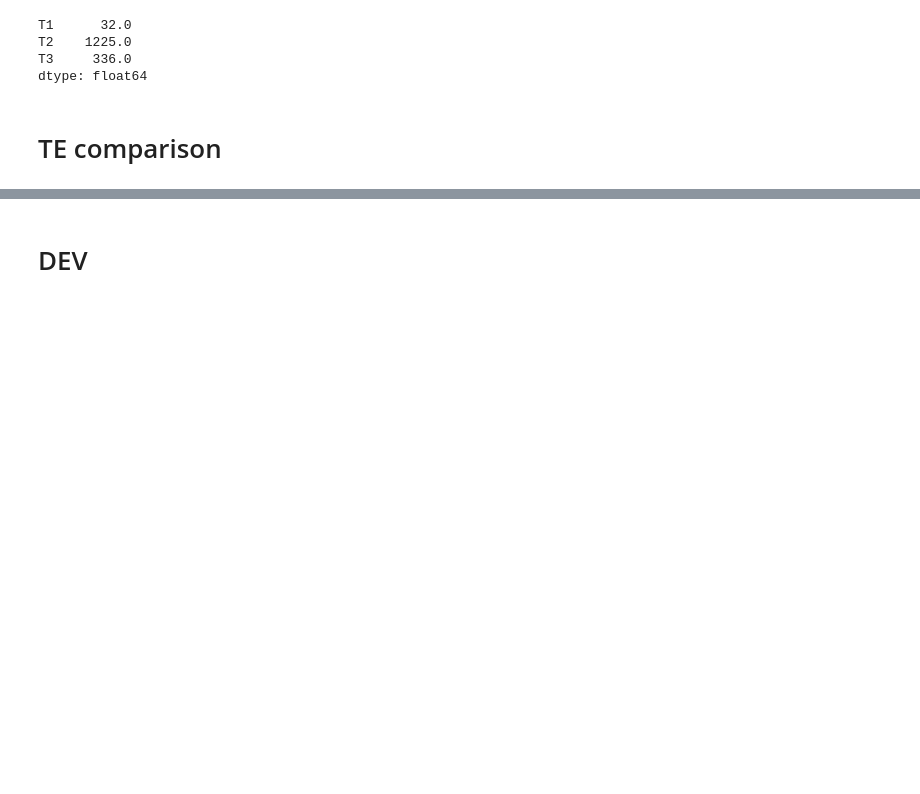
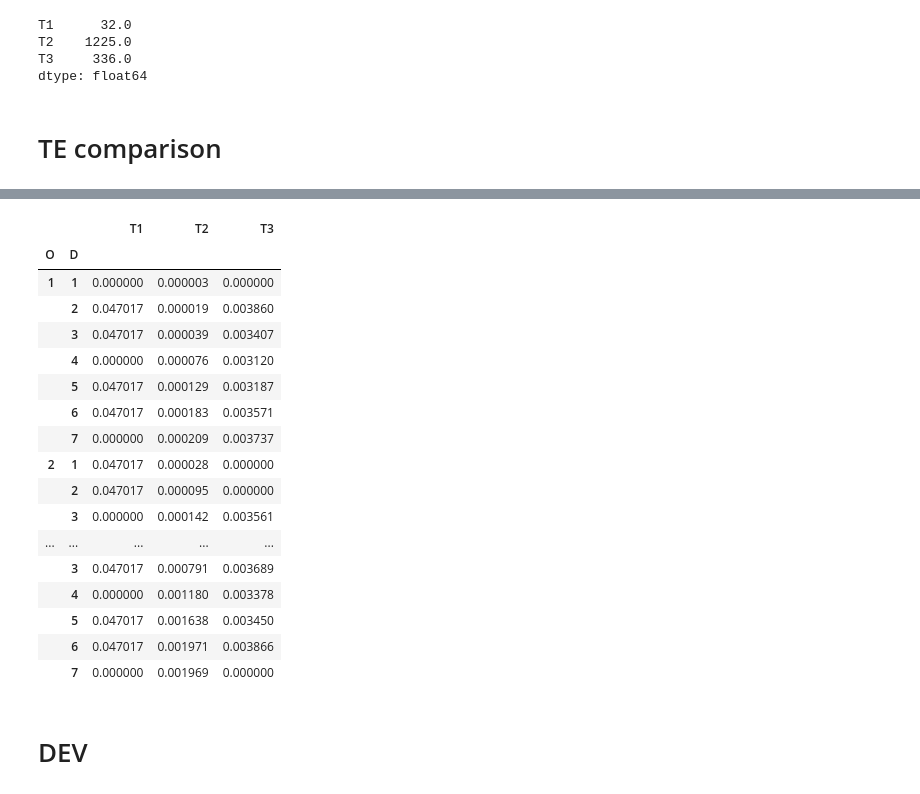
Before and after one commit to jabellcu/TPlanning_matrices, a Jupyter notebook: MatrixExamples.ipynb, the cells around one changed output, grey strips where cells are left out. Cells and saved outputs as stored; diff of their text form; code cells hidden in the pictures; blank space fills up the shorter version.

```diff
--- a/MatrixExamples.ipynb
+++ b/MatrixExamples.ipynb
@@ -432,7 +433,7 @@ TLD_single
 | 2030 | 2.0 | 58.0 | 12.0 |
 | 2305 | 0.0 | 50.0 | 6.0 |
 # %%
-TLD_multi = TLD_MultiDist(mat,dst,5)
+TLD_multi = TLD_MultiDist(mat7,dst,5)
 TLD_multi
 # %% [output]
 |  | T1 | T2 | T3 |
@@ -526,0 +530,4 @@ TE_RegressionStats(mat,fmat, prefixes='mat_ fmat_'.split())
+# %%
+TLD_multi_for_ParamEst = TLD_multi.loc[1:,:]
+TLD_multi_for_ParamEst = mid_interval_TLD(TLD_multi_for_ParamEst, factor=-0.5)
+TLD_multi_for_ParamEst
@@ -526,0 +552,6 @@ TE_RegressionStats(mat,fmat, prefixes='mat_ fmat_'.split())
+# %%
+dists = fit_distribs(TLD_multi_for_ParamEst, ['lognorm'])
+# %%
+tTO = randomizeTE(mat7.TO)
+tTD = randomizeTE(mat7.TO)
+tTO
@@ -527,2 +568,24 @@ TE_RegressionStats(mat,fmat, prefixes='mat_ fmat_'.split())
+# %%
+syn7 = mat7.ApplyGravityModel(tTO, tTD, dists)
+syn7
+# %% [output]
+|  |  | T1 | T2 | T3 |
+| O | D |  |  |  |
+| 1 | 1 | 0.000000 | 0.000003 | 0.000000 |
+|  | 2 | 0.047017 | 0.000019 | 0.003860 |
+|  | 3 | 0.047017 | 0.000039 | 0.003407 |
+|  | 4 | 0.000000 | 0.000076 | 0.003120 |
+|  | 5 | 0.047017 | 0.000129 | 0.003187 |
+|  | 6 | 0.047017 | 0.000183 | 0.003571 |
+|  | 7 | 0.000000 | 0.000209 | 0.003737 |
+| 2 | 1 | 0.047017 | 0.000028 | 0.000000 |
+|  | 2 | 0.047017 | 0.000095 | 0.000000 |
+|  | 3 | 0.000000 | 0.000142 | 0.003561 |
+| ... | ... | ... | ... | ... |
+|  | 3 | 0.047017 | 0.000791 | 0.003689 |
+|  | 4 | 0.000000 | 0.001180 | 0.003378 |
+|  | 5 | 0.047017 | 0.001638 | 0.003450 |
+|  | 6 | 0.047017 | 0.001971 | 0.003866 |
+|  | 7 | 0.000000 | 0.001969 | 0.000000 |
 # %% [markdown]
 # DEV
```
Also changed, not shown: parts of 20 cells of this notebook, 7 other files.
